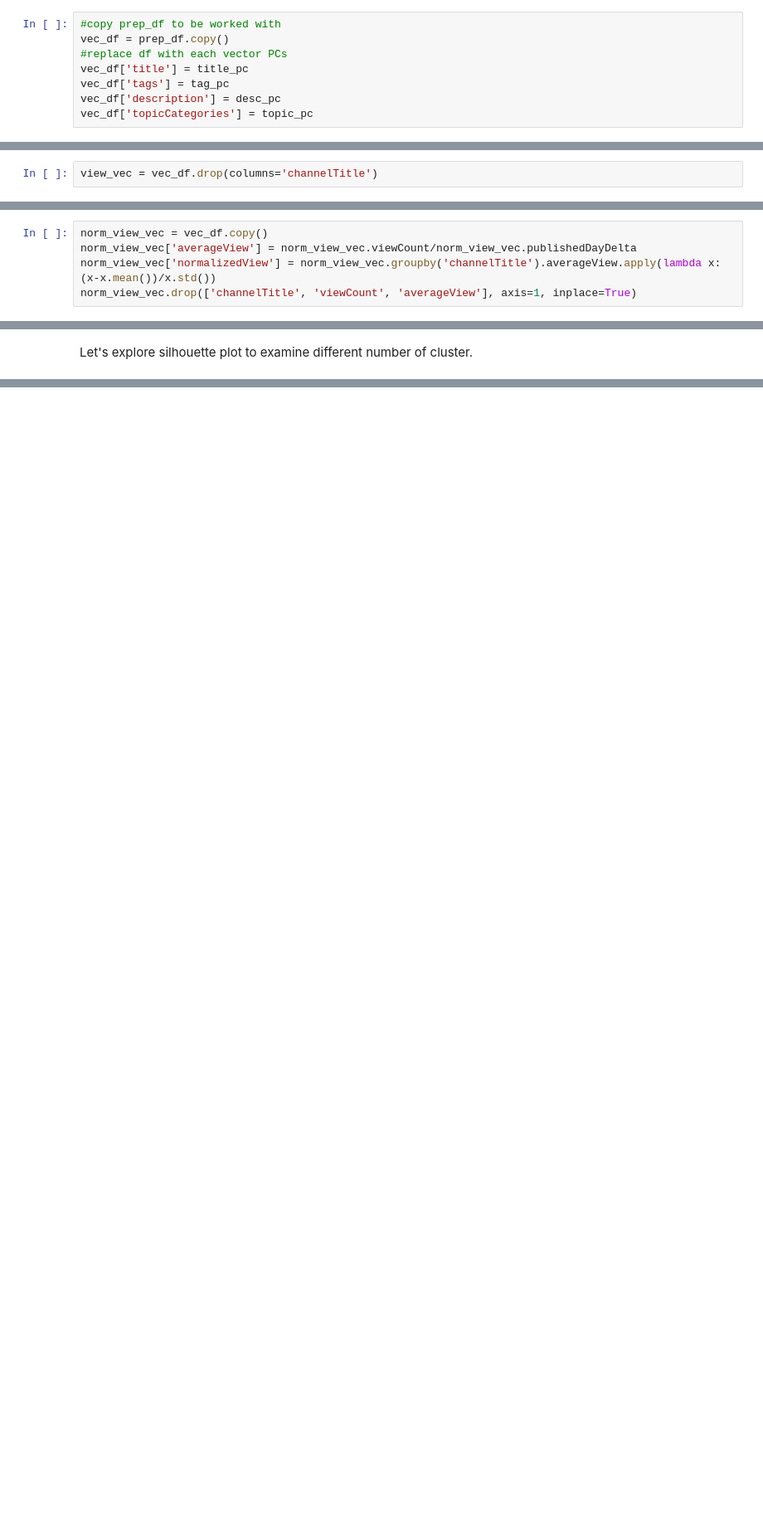
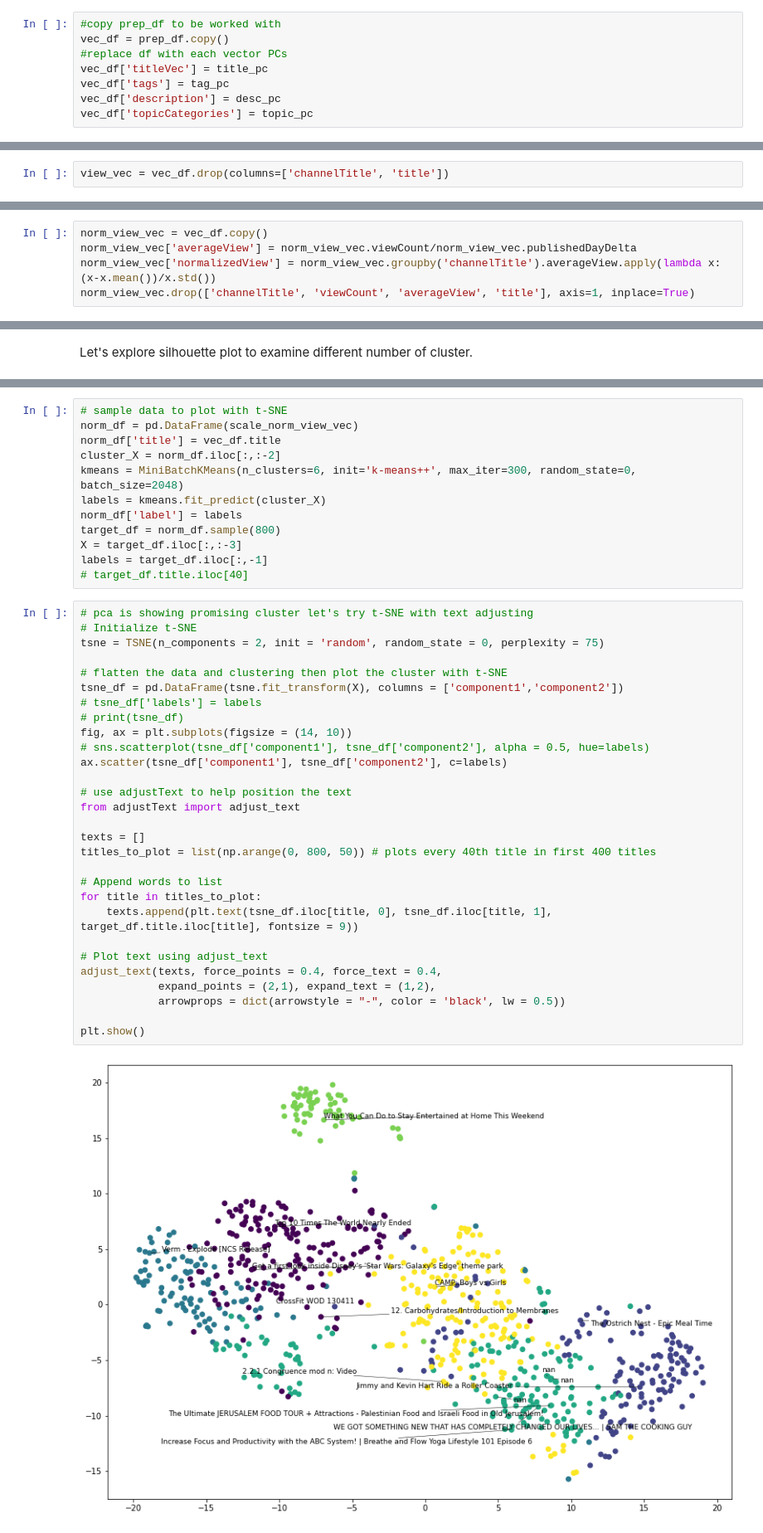
Before and after one commit to ajinkyabhanudas/SIADS696, a Jupyter notebook: EDA_Poom.ipynb, the cells around one changed output, grey strips where cells are left out. Shown: that part at 83% size. Saved outputs shown, nothing was run; the diff lists cells and outputs as text; blank space fills up the shorter version.

```diff
--- a/EDA_Poom.ipynb
+++ b/EDA_Poom.ipynb
@@ -288,7 +295,7 @@ topic_pc = pca.fit_transform(topic_word_vec)
 #copy prep_df to be worked with
 vec_df = prep_df.copy()
 #replace df with each vector PCs
-vec_df['title'] = title_pc
+vec_df['titleVec'] = title_pc
 vec_df['tags'] = tag_pc
 vec_df['description'] = desc_pc
 vec_df['topicCategories'] = topic_pc
@@ -302,2 +313,2 @@ vec_df.sample(3)
 # %%
-view_vec = vec_df.drop(columns='channelTitle')
+view_vec = vec_df.drop(columns=['channelTitle', 'title'])
@@ -305,4 +323,4 @@ view_vec = vec_df.drop(columns='channelTitle')
 norm_view_vec = vec_df.copy()
 norm_view_vec['averageView'] = norm_view_vec.viewCount/norm_view_vec.publishedDayDelta
 norm_view_vec['normalizedView'] = norm_view_vec.groupby('channelTitle').averageView.apply(lambda x: (x-x.mean())/x.std())
-norm_view_vec.drop(['channelTitle', 'viewCount', 'averageView'], axis=1, inplace=True)
+norm_view_vec.drop(['channelTitle', 'viewCount', 'averageView', 'title'], axis=1, inplace=True)
@@ -445,0 +467,43 @@ for i, k in enumerate([2, 3, 4, 5, 6]):
+# %%
+# sample data to plot with t-SNE
+norm_df = pd.DataFrame(scale_norm_view_vec)
+norm_df['title'] = vec_df.title
+cluster_X = norm_df.iloc[:,:-2]
+kmeans = MiniBatchKMeans(n_clusters=6, init='k-means++', max_iter=300, random_state=0, batch_size=2048)
+labels = kmeans.fit_predict(cluster_X)
+norm_df['label'] = labels
+target_df = norm_df.sample(800)
+X = target_df.iloc[:,:-3]
+labels = target_df.iloc[:,-1]
+# target_df.title.iloc[40]
+# %%
+# pca is showing promising cluster let's try t-SNE with text adjusting
+# Initialize t-SNE
+tsne = TSNE(n_components = 2, init = 'random', random_state = 0, perplexity = 75)
+
+# flatten the data and clustering then plot the cluster with t-SNE
+tsne_df = pd.DataFrame(tsne.fit_transform(X), columns = ['component1','component2'])
+# tsne_df['labels'] = labels
+# print(tsne_df)
+fig, ax = plt.subplots(figsize = (14, 10))
+# sns.scatterplot(tsne_df['component1'], tsne_df['component2'], alpha = 0.5, hue=labels)
+ax.scatter(tsne_df['component1'], tsne_df['component2'], c=labels)
+
+# use adjustText to help position the text
+from adjustText import adjust_text
+
+texts = []
+titles_to_plot = list(np.arange(0, 800, 50)) # plots every 40th title in first 400 titles
+
+# Append words to list
+for title in titles_to_plot:
+    texts.append(plt.text(tsne_df.iloc[title, 0], tsne_df.iloc[title, 1], target_df.title.iloc[title], fontsize = 9))
+
+# Plot text using adjust_text
+adjust_text(texts, force_points = 0.4, force_text = 0.4,
+            expand_points = (2,1), expand_text = (1,2),
+            arrowprops = dict(arrowstyle = "-", color = 'black', lw = 0.5))
+
+plt.show()
+# %% [output]
+[figure, added]
```
Also changed, not shown: parts of 24 cells of this notebook.
